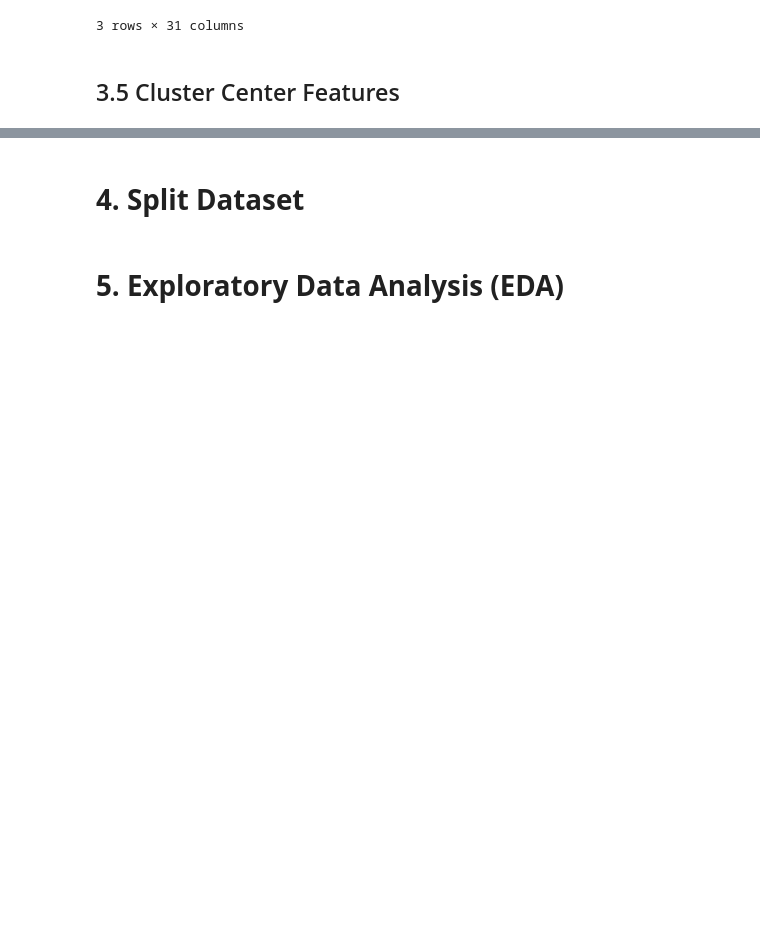
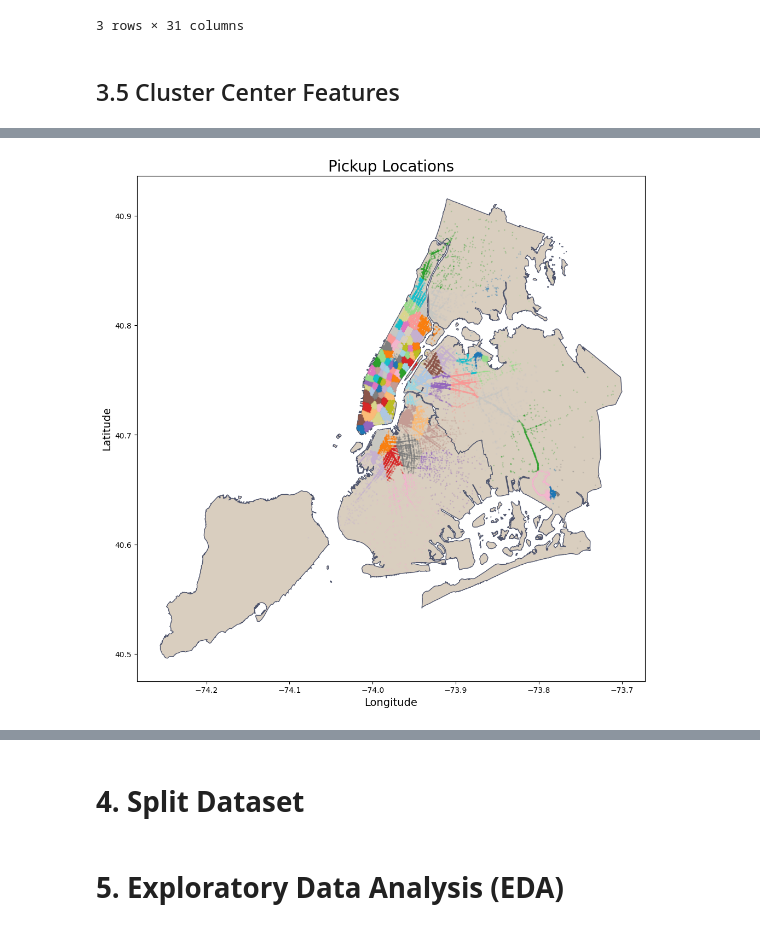
Before and after one commit to marcosbenicio/taxi-trip-regression, a Jupyter notebook: notebooks/taxi-trip-duration copy.ipynb, the cells around one changed output, grey strips where cells are left out. Saved outputs shown, nothing was run; the diff lists cells and outputs as text; code cells hidden in the pictures; blank space fills up the shorter version.

Commit message:
pushed from cluster

```diff
--- a/notebooks/taxi-trip-duration copy.ipynb
+++ b/notebooks/taxi-trip-duration copy.ipynb
@@ -995,6 +1006,16 @@ _ = plot_map(taxi_trip_sample, nyc_boundary, geometry, 'Dropoff Locations', samp
 # %%
 sample_size = 500000
+n_clusters = 100
+
 taxi_trip_sample = taxi_trip.sample(n=sample_size, random_state=random_state)
+pickup_locations_sample = taxi_trip_sample[['pickup_latitude', 'pickup_longitude']].copy()
+dropoff_locations_sample = taxi_trip_sample[['dropoff_latitude', 'dropoff_longitude']].copy()
 
-pickup_locations = taxi_trip_sample[['pickup_latitude', 'pickup_longitude']]
-dropoff_locations = taxi_trip_sample[['dropoff_latitude', 'dropoff_longitude']]
+kmeans_pickup = MiniBatchKMeans(    n_clusters= n_clusters, random_state=42,
+                                    batch_size=10000, n_init = 'auto')
+
+kmeans_dropoff = MiniBatchKMeans(   n_clusters= n_clusters, random_state=42,
+                                    batch_size=10000, n_init = 'auto')
+
+kmeans_pickup.fit(pickup_locations_sample)
+kmeans_dropoff.fit(dropoff_locations_sample)
@@ -1001,7 +1024,0 @@ dropoff_locations = taxi_trip_sample[['dropoff_latitude', 'dropoff_longitude']]
-# %%
-
-
-n_clusters = 50
-kmeans_pickup = MiniBatchKMeans(    n_clusters= n_clusters, random_state=42,
-                                    batch_size=100, n_init = 'auto')
-kmeans_pickup.fit(pickup_locations)
@@ -1010,5 +1024,0 @@ MiniBatchKMeans(batch_size=100, n_clusters=50, n_init='auto', random_state=42)
-# %%
-
-kmeans_dropoff = MiniBatchKMeans(   n_clusters= n_clusters, random_state=42,
-                                    batch_size=100, n_init = 'auto')
-kmeans_dropoff.fit(dropoff_locations)
@@ -1035,0 +1025,11 @@ taxi_trip_sample
+# %%
+pickup_locations = taxi_trip[['pickup_latitude', 'pickup_longitude']].copy()
+dropoff_locations = taxi_trip[['dropoff_latitude', 'dropoff_longitude']].copy()
+# Predict clusters for the full dataset
+taxi_trip.loc[:, 'pickup_cluster'] = kmeans_pickup.predict(pickup_locations)
+taxi_trip.loc[:, 'dropoff_cluster'] = kmeans_dropoff.predict(dropoff_locations)
+# %%
+plot_clusters_map(  taxi_trip, nyc_boundary, 'pickup_latitude', 'pickup_longitude',
+                    title = 'Pickup Locations', sample_size = 0, cluster_col = 'pickup_cluster')
+# %% [output]
+[figure, added]
```
Also changed, not shown: parts of 13 cells of this notebook.
